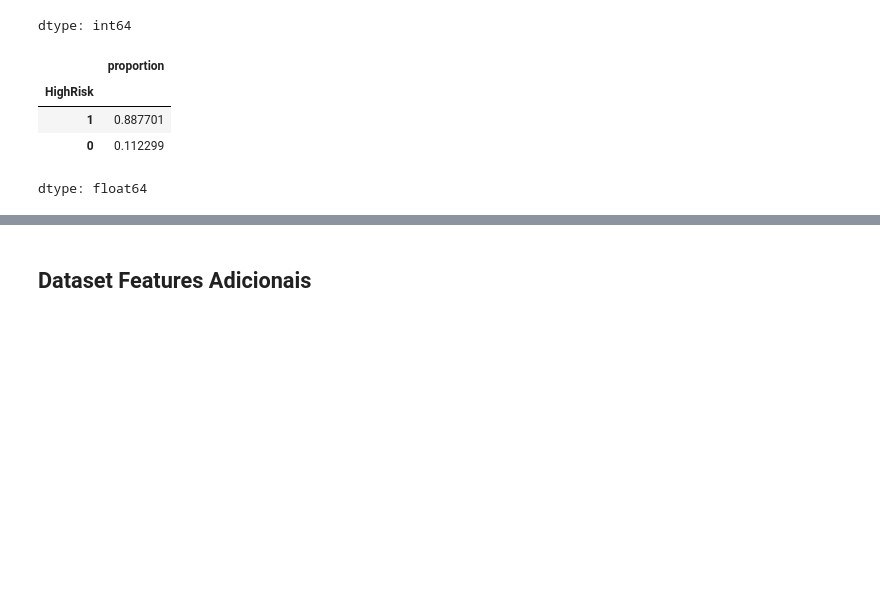
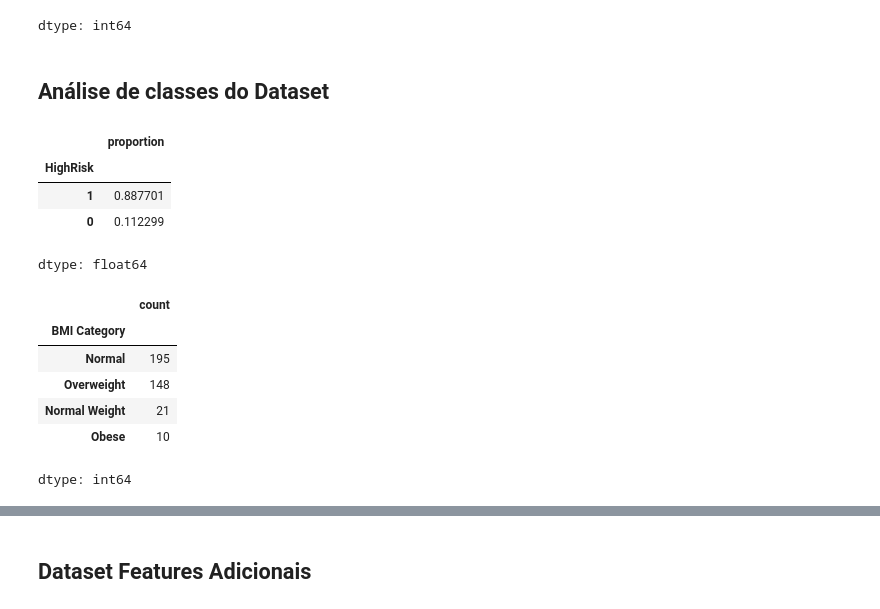
Before and after one commit to gabrielbelo2007/CardiopatiaModel, a Jupyter notebook: EDA_SleepHealth.ipynb, the cells around one changed output, grey strips where cells are left out. Saved outputs shown, nothing was run; the diff lists cells and outputs as text; code cells hidden in the pictures; blank space fills up the shorter version.

```diff
--- a/EDA_SleepHealth.ipynb
+++ b/EDA_SleepHealth.ipynb
@@ -142,6 +142,8 @@ df_clean["BP_Category"].value_counts()
 | Normal | 41 |
 | Elevated | 1 |
 dtype: int64
+# %% [markdown]
+## Análise de classes do Dataset
 # %%
 # Análise de balanceamento
 
@@ -152,3 +154,13 @@ df_clean["HighRisk"].value_counts(normalize=True)
 | 1 | 0.887701 |
 | 0 | 0.112299 |
 dtype: float64
+# %%
+df_clean["BMI Category"].value_counts()
+# %% [output]
+|  | count |
+| BMI Category |  |
+| Normal | 195 |
+| Overweight | 148 |
+| Normal Weight | 21 |
+| Obese | 10 |
+dtype: int64
```
Also changed, not shown: parts of 2 cells of this notebook.
